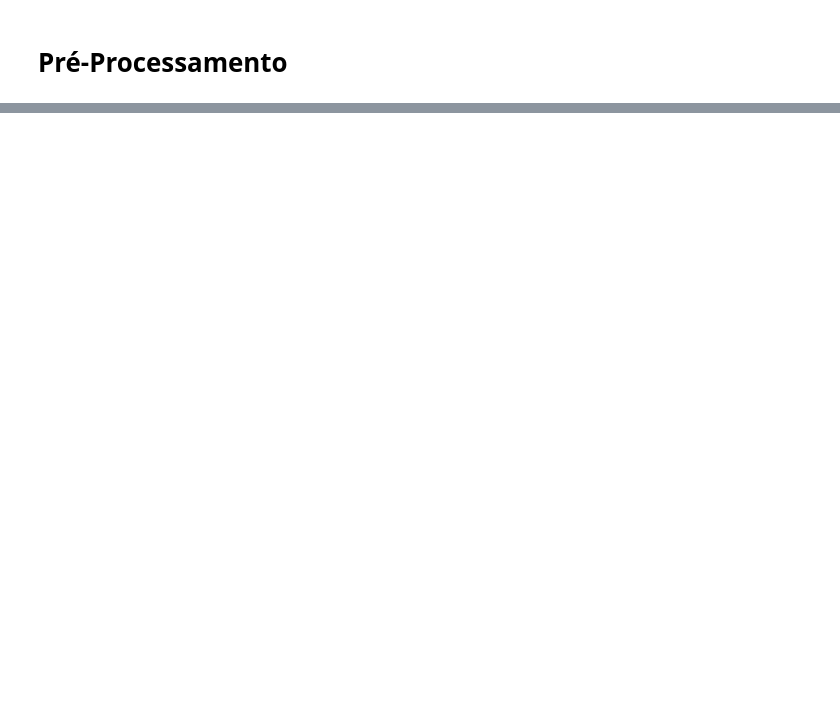
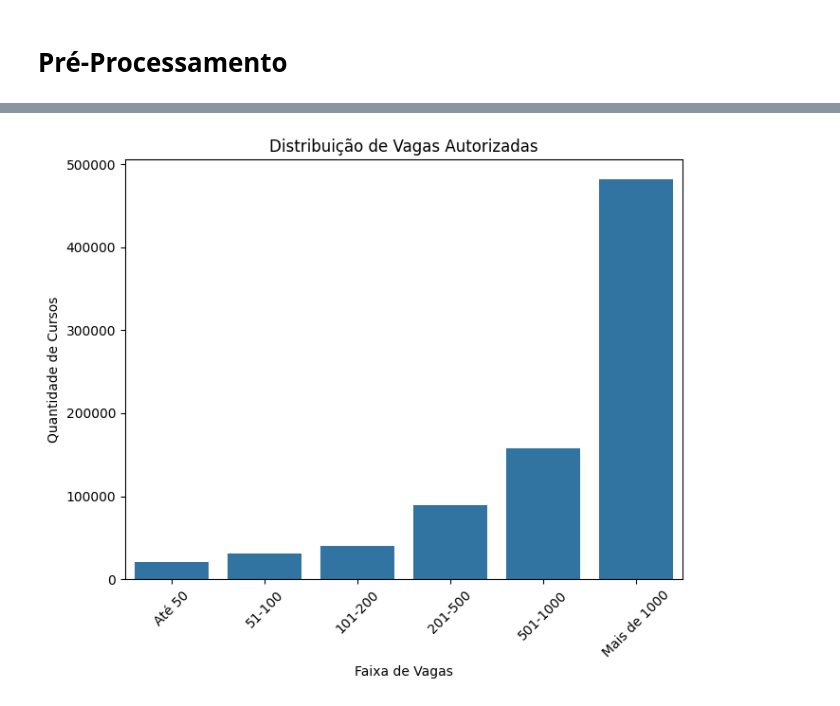
Before and after one commit to willemromao/cursos_graduacao_brasil, a Jupyter notebook: notebooks/02_data_preprocessing.ipynb, the cells around one changed output, grey strips where cells are left out. Cells and saved outputs as stored; diff of their text form; code cells hidden in the pictures; blank space fills up the shorter version.

```diff
--- a/notebooks/02_data_preprocessing.ipynb
+++ b/notebooks/02_data_preprocessing.ipynb
@@ -16,0 +101,13 @@ df.head()
+# %%
+# Discretização de QT_VAGAS_AUTORIZADAS
+
+# Definir pontos de corte para vagas autorizadas
+bins_vagas = [0, 50, 100, 200, 500, 1000, float('inf')]
+labels_vagas = ['Até 50', '51-100', '101-200', '201-500', '501-1000', 'Mais de 1000']
+
+# Aplicar discretização personalizada
+df['QT_VAGAS_AUTORIZADAS'] = pd.cut(
+    df['QT_VAGAS_AUTORIZADAS'],
+    bins=bins_vagas,
+    labels=labels_vagas
+)
@@ -16,0 +125,12 @@ df.head()
+# %%
+# Visualizar graficamente
+plt.figure(figsize=(7, 6))
+sns.countplot(x='QT_VAGAS_AUTORIZADAS', data=df, order=labels_vagas)
+plt.title('Distribuição de Vagas Autorizadas')
+plt.xlabel('Faixa de Vagas')
+plt.ylabel('Quantidade de Cursos')
+plt.xticks(rotation=45)
+plt.tight_layout()
+plt.show()
+# %% [output]
+[figure, added]
```
Also changed, not shown: parts of 18 cells of this notebook.
